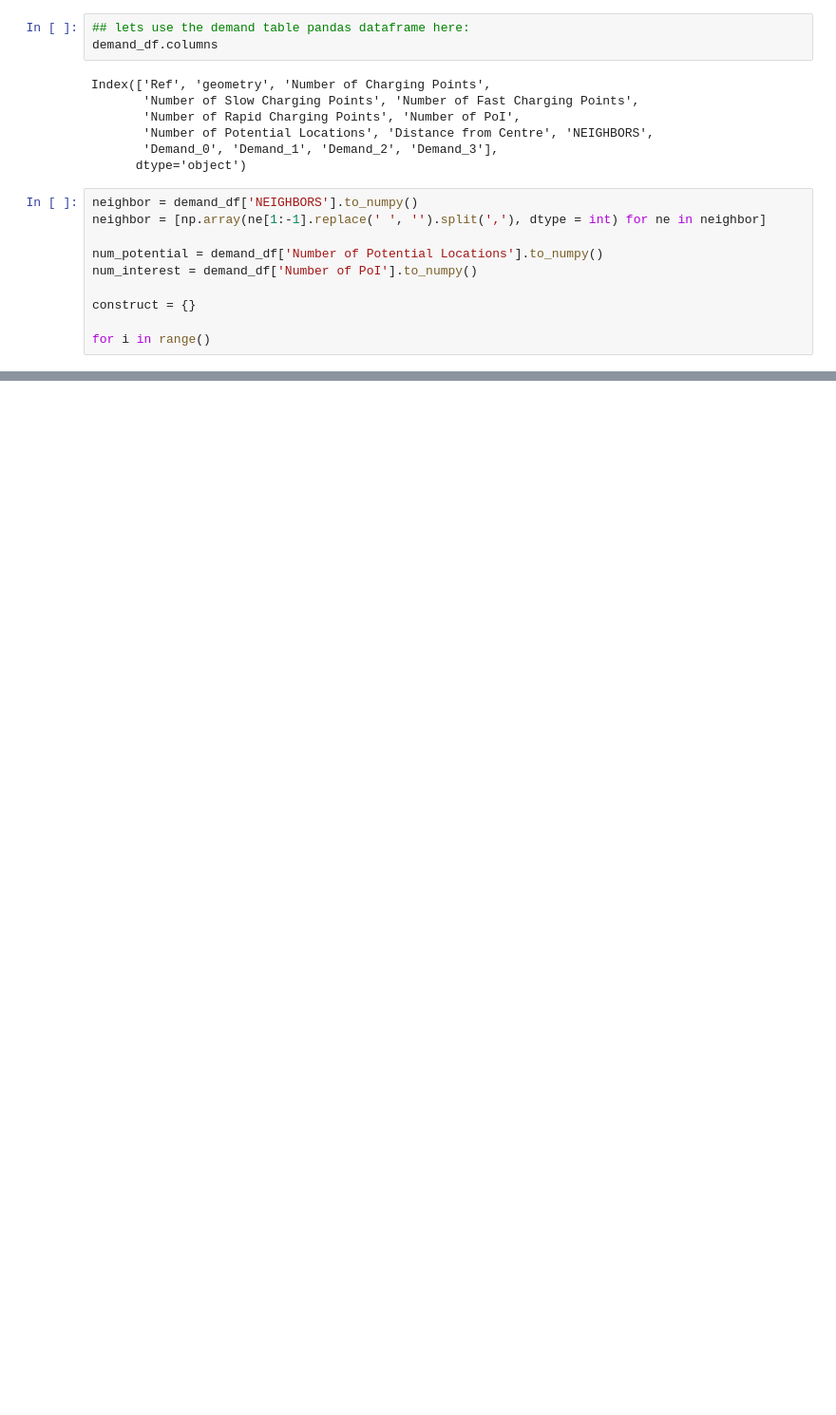
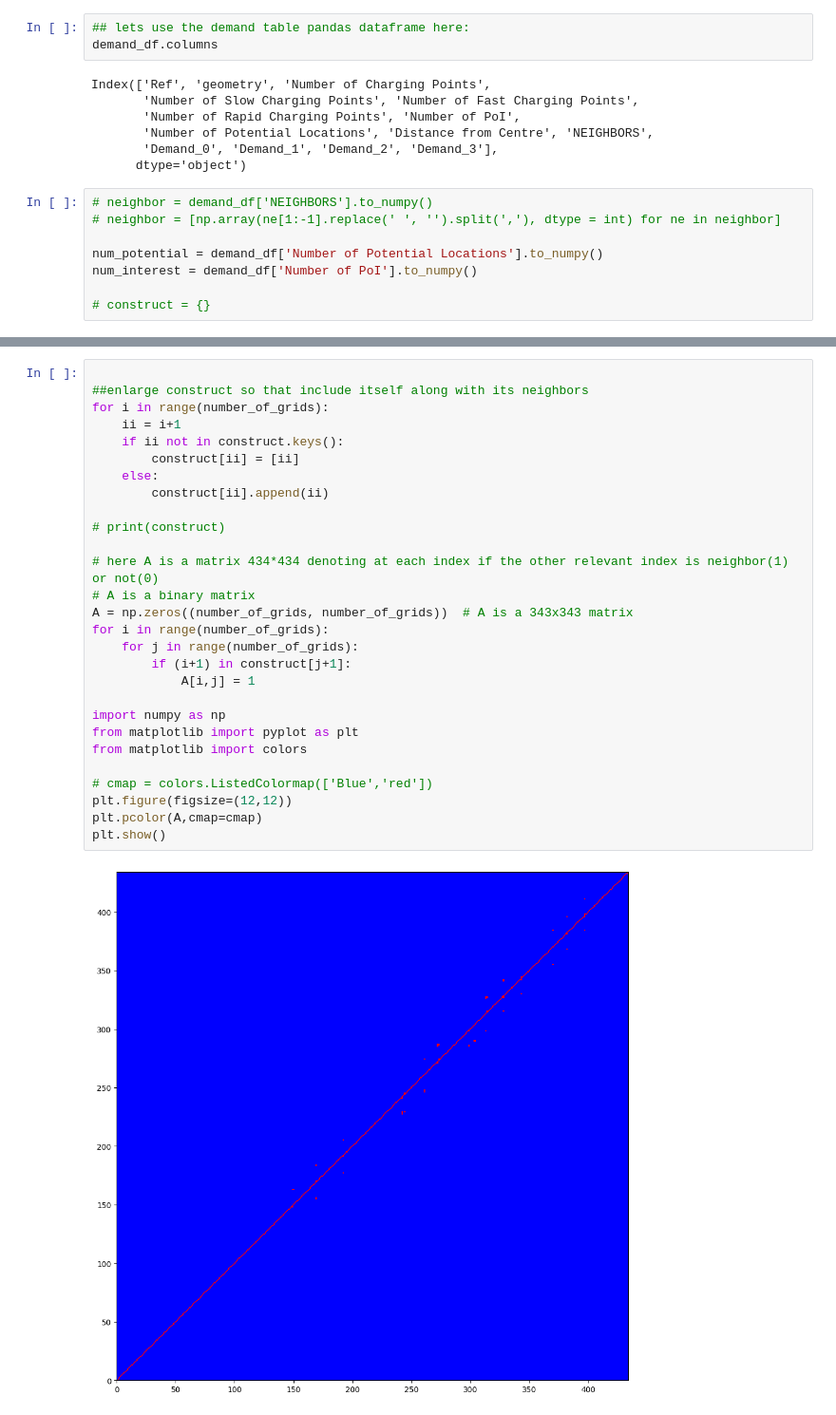
Before and after one commit to jerryzhao173985/xiaoxue, a Jupyter notebook: alexa_code.ipynb, the cells around one changed output, grey strips where cells are left out. Shown at 95% size. Saved outputs shown, nothing was run; the diff lists cells and outputs as text; blank space fills up the shorter version.

```diff
--- a/alexa_code.ipynb
+++ b/alexa_code.ipynb
@@ -256,12 +244,10 @@ Index(['Ref', 'geometry', 'Number of Charging Points',
        'Demand_0', 'Demand_1', 'Demand_2', 'Demand_3'],
       dtype='object')
 # %%
-neighbor = demand_df['NEIGHBORS'].to_numpy()
-neighbor = [np.array(ne[1:-1].replace(' ', '').split(','), dtype = int) for ne in neighbor]
+# neighbor = demand_df['NEIGHBORS'].to_numpy()
+# neighbor = [np.array(ne[1:-1].replace(' ', '').split(','), dtype = int) for ne in neighbor]
 
 num_potential = demand_df['Number of Potential Locations'].to_numpy()
 num_interest = demand_df['Number of PoI'].to_numpy()
 
-construct = {}
-
-for i in range()
+# construct = {}
@@ -269,0 +256,30 @@ numpy.int64
+# %%
+
+##enlarge construct so that include itself along with its neighbors
+for i in range(number_of_grids):
+    ii = i+1
+    if ii not in construct.keys():
+        construct[ii] = [ii]
+    else:
+        construct[ii].append(ii)
+
+# print(construct)
+
+# here A is a matrix 434*434 denoting at each index if the other relevant index is neighbor(1) or not(0)
+# A is a binary matrix
+A = np.zeros((number_of_grids, number_of_grids))  # A is a 343x343 matrix
+for i in range(number_of_grids):
+    for j in range(number_of_grids):
+        if (i+1) in construct[j+1]:
+            A[i,j] = 1
+
+import numpy as np
+from matplotlib import pyplot as plt
+from matplotlib import colors
+
+# cmap = colors.ListedColormap(['Blue','red'])
+plt.figure(figsize=(12,12))
+plt.pcolor(A,cmap=cmap)
+plt.show()
+# %% [output]
+[figure, added]
```
Also changed, not shown: parts of 18 cells of this notebook, 1 other file.
